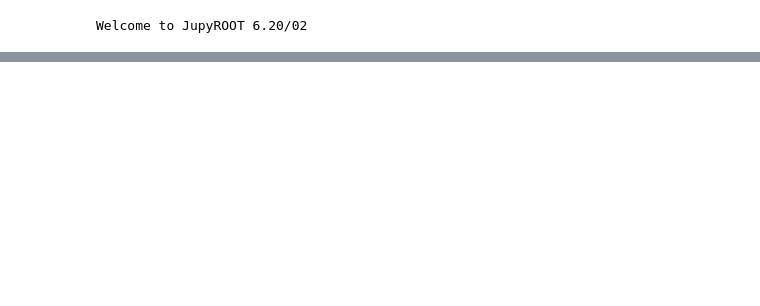
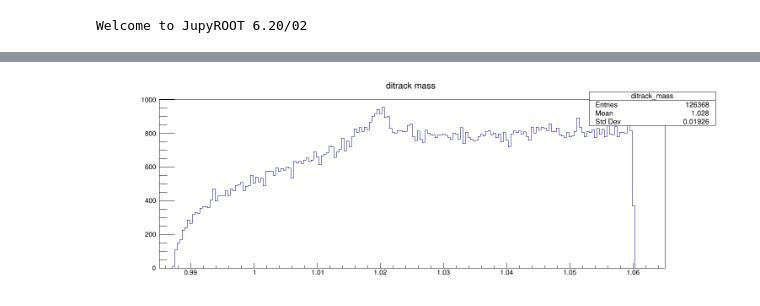
Before and after one commit to bucket420/DOE-INFN-2022, a Jupyter notebook: rdataframe.ipynb, the cells around one changed output, grey strips where cells are left out. Cells and saved outputs as stored; diff of their text form; code cells hidden in the pictures; blank space fills up the shorter version.

```diff
--- a/rdataframe.ipynb
+++ b/rdataframe.ipynb
@@ -18,0 +23,8 @@ canvas.Draw()
+# %%
+hist2 = cut.Histo1D(("ditrack_mass", "ditrack mass", 200, 0.985, 1.065), "ditrack_mass")
+canvas2 = ROOT.TCanvas()
+canvas2.SetCanvasSize(1500, 500)
+hist2.Draw()
+canvas2.Draw()
+# %% [output]
+[figure, added]
```
Also changed, not shown: parts of 2 cells of this notebook, 2 other files.
